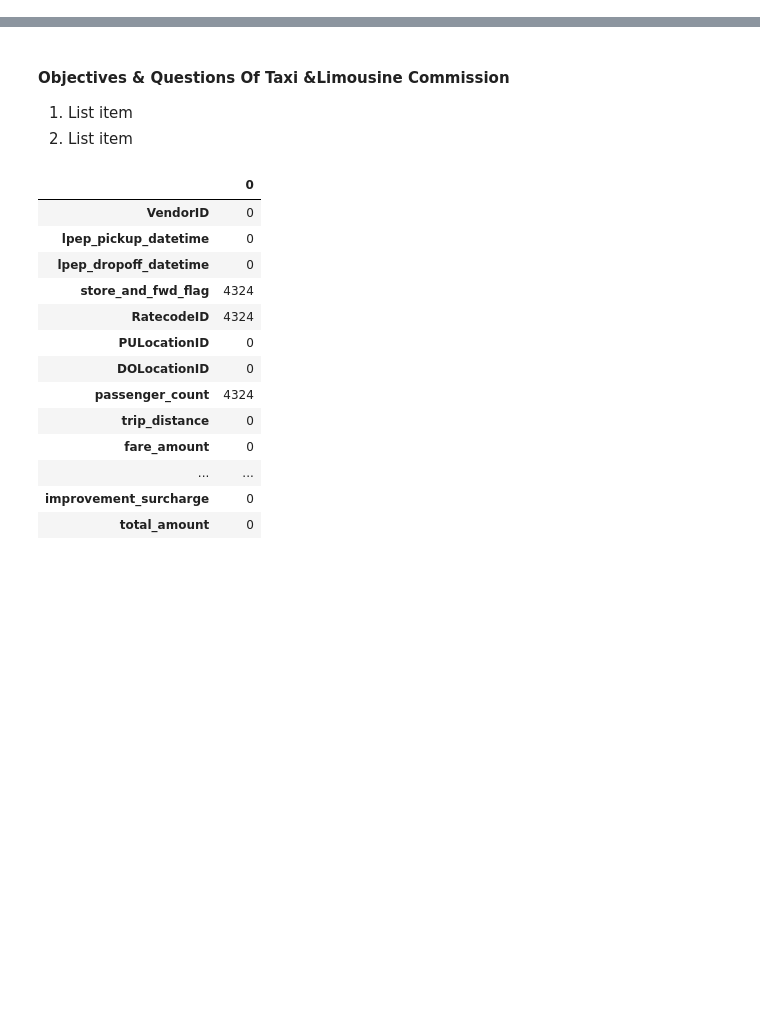
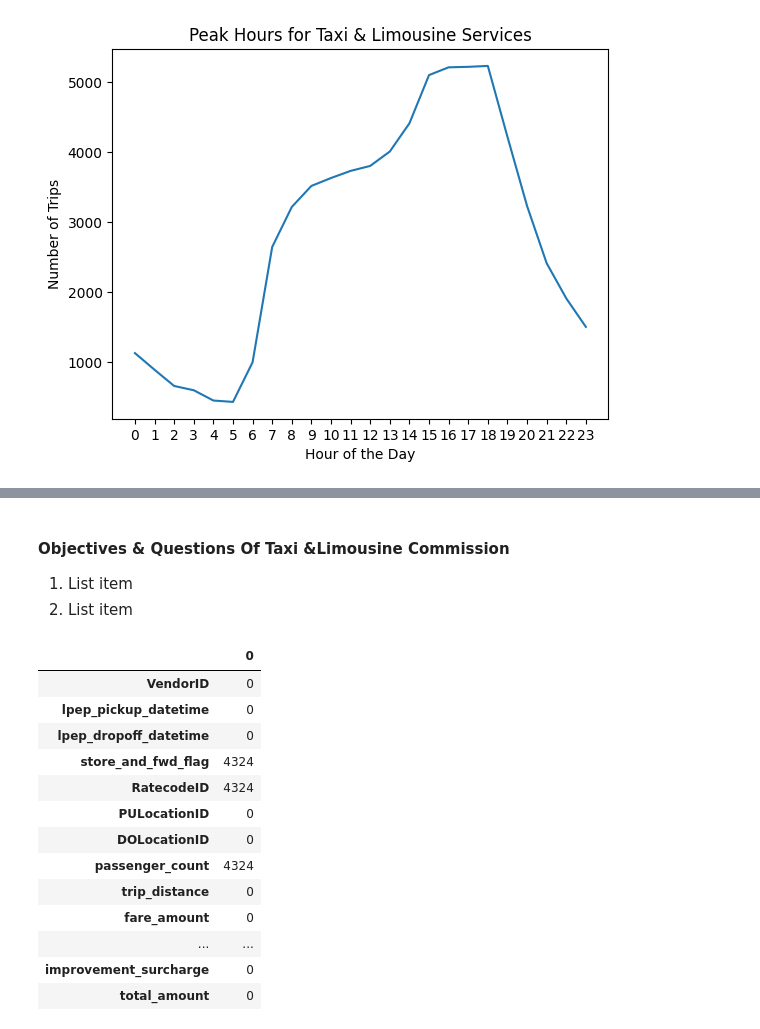
Before and after one commit to backspace3456/TLC_Newyork, a Jupyter notebook: TLC.ipynb, the cells around one changed output, grey strips where cells are left out. Drawn from its saved outputs; the diff is of its cells as text; code cells hidden in the pictures; blank space fills up the shorter version.

```diff
--- a/TLC.ipynb
+++ b/TLC.ipynb
@@ -33,0 +61,5 @@ df.describe
+# %%
+hourly_trips = df['hour'].value_counts().reset_index()
+hourly_trips.columns = ['hour', 'trip_count']
+
+print(hourly_trips.sort_values('hour'))
@@ -33,0 +84,9 @@ df.describe
+# %%
+sns.lineplot(x=hourly_trips['hour'], y=hourly_trips['trip_count'])
+plt.title('Peak Hours for Taxi & Limousine Services')
+plt.xlabel('Hour of the Day')
+plt.ylabel('Number of Trips')
+plt.xticks(range(0, 24))
+plt.show()
+# %% [output]
+[figure, added]
```
Also changed, not shown: parts of 13 cells of this notebook.
